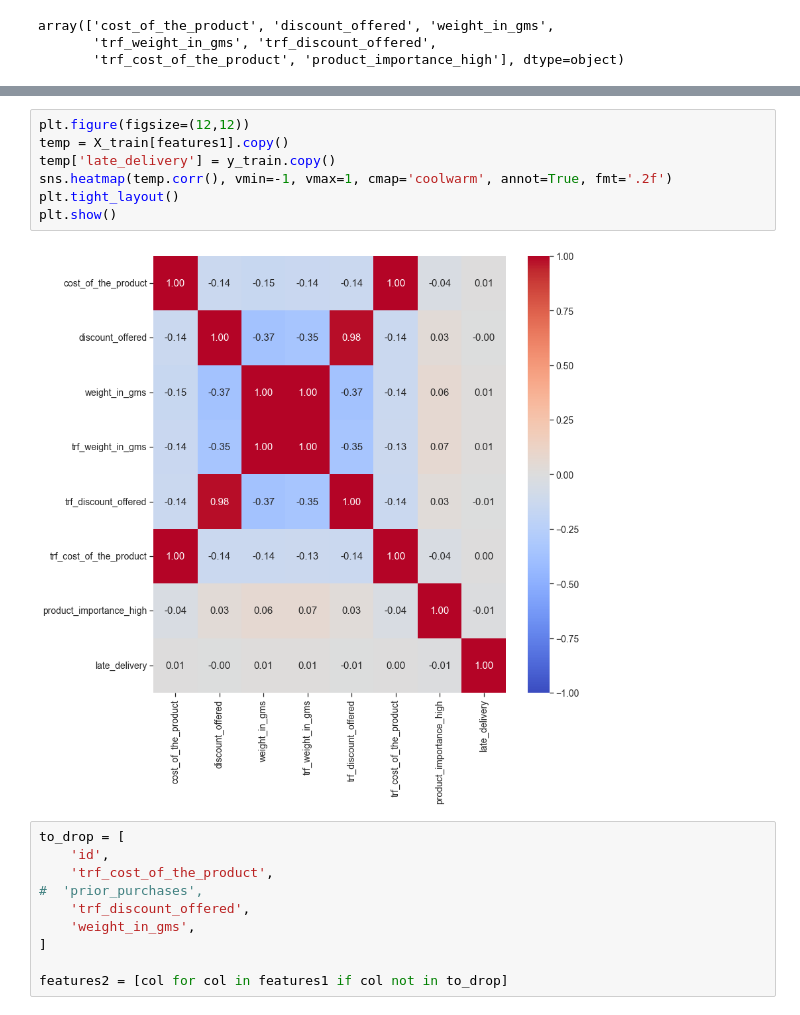
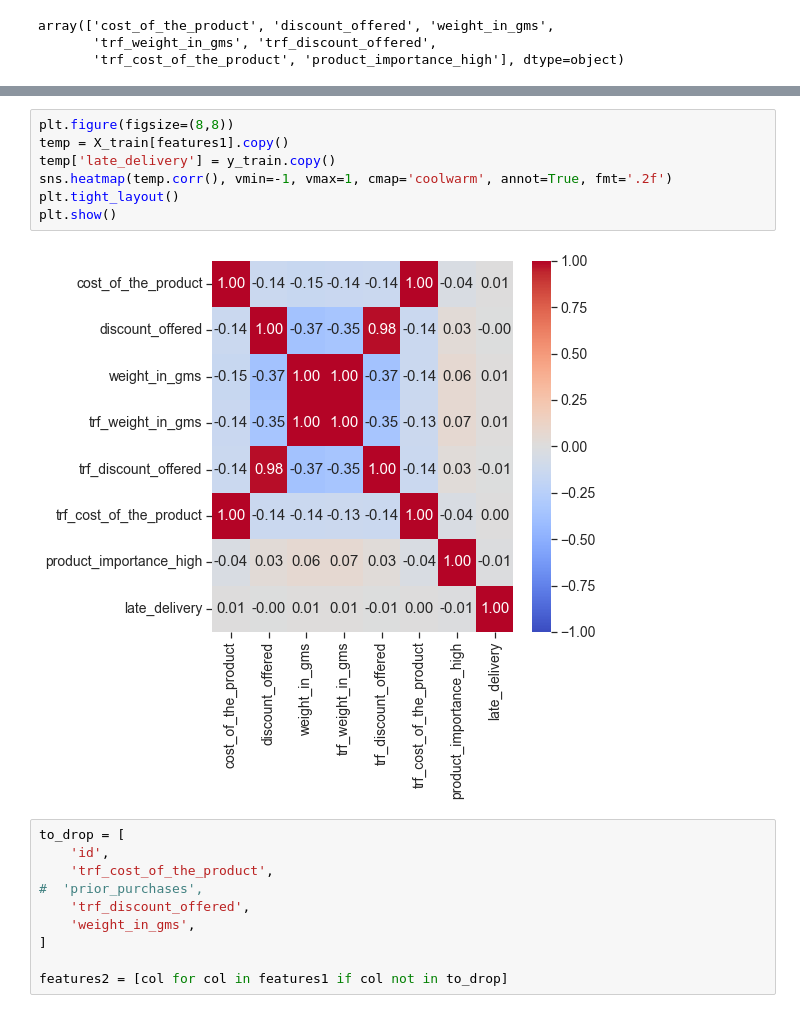
Before and after one commit to fnurrahmadi/data-portfolio, a Jupyter notebook: E-Commerce Shipping Data/project.ipynb, the cells around one changed output, grey strips where cells are left out. Saved outputs shown, nothing was run; the diff lists cells and outputs as text.

```diff
--- a/E-Commerce Shipping Data/project.ipynb
+++ b/E-Commerce Shipping Data/project.ipynb
@@ -1755,12 +1783,12 @@ array(['cost_of_the_product', 'discount_offered', 'weight_in_gms',
 # %%
-plt.figure(figsize=(12,12))
+plt.figure(figsize=(8,8))
 temp = X_train[features1].copy()
 temp['late_delivery'] = y_train.copy()
 sns.heatmap(temp.corr(), vmin=-1, vmax=1, cmap='coolwarm', annot=True, fmt='.2f')
 plt.tight_layout()
 plt.show()
 # %% [output]
-[figure, old version]
+[figure, new version]
 # %%
 to_drop = [
     'id',
```
Also changed, not shown: parts of 43 cells of this notebook.
